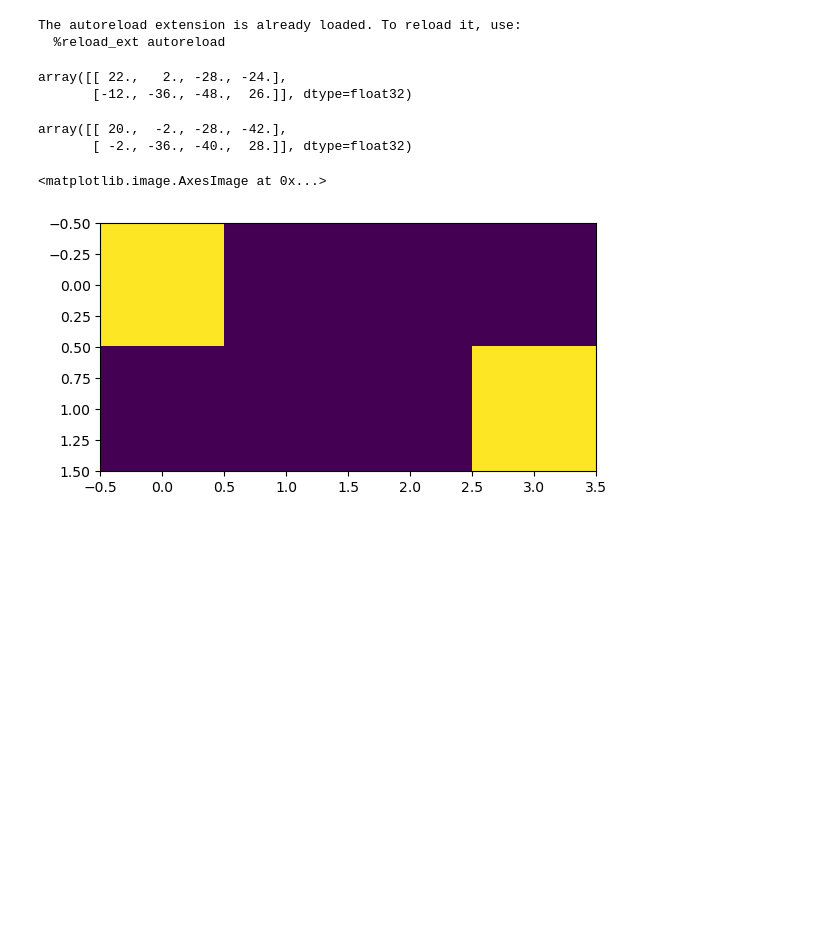
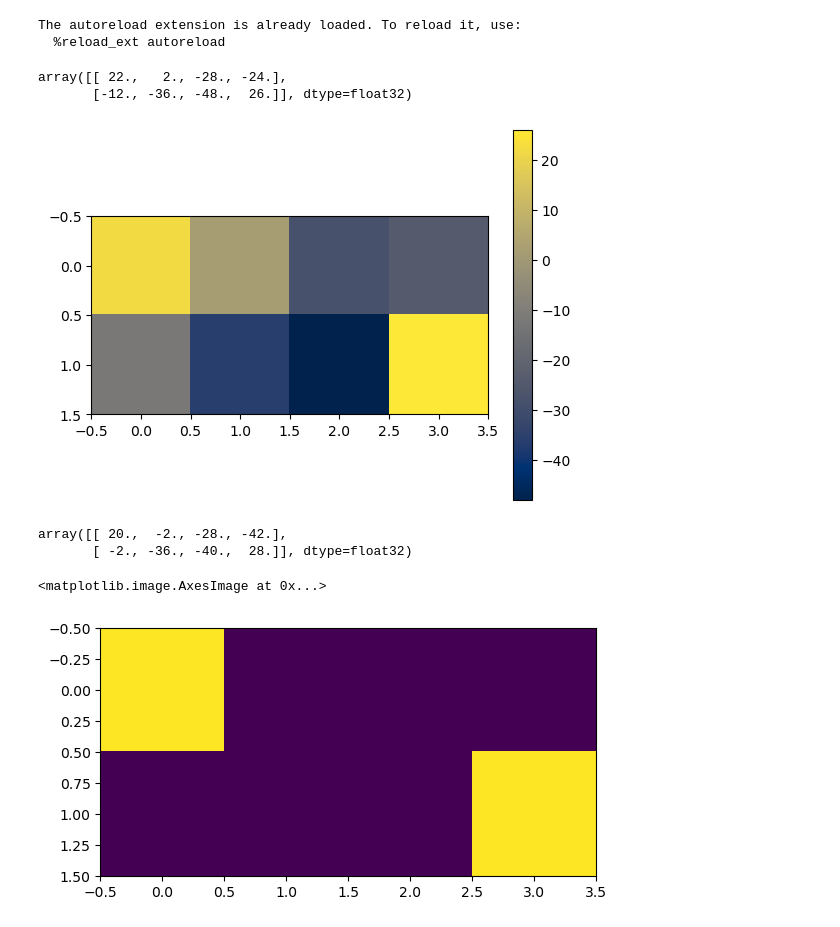
Before and after one commit to Dacasil/boltzmannMPIDS, a Jupyter notebook: notebooks/development.ipynb, the cells around one changed output. Saved outputs shown, nothing was run; the diff lists cells and outputs as text; code cells hidden in the pictures; blank space fills up the shorter version.

```diff
--- a/notebooks/development.ipynb
+++ b/notebooks/development.ipynb
@@ -104,6 +106,12 @@ encoding_v2 = y[2*n_visible:final_index,n_visible:2*n_visible]
 # %% [output]
 array([[ 22.,   2., -28., -24.],
        [-12., -36., -48.,  26.]], dtype=float32)
+# %%
+plt.imshow(encoding_v1,'cividis')
+plt.colorbar()
+plt.savefig('encoding.png')
+# %% [output]
+[figure, added]
 # %%
 def get_encoding_vectors(network:model.BoltzmannMachine):
     nv1=network.nv//2
```
Also changed, not shown: parts of 1 cell of this notebook, 4 other files.
